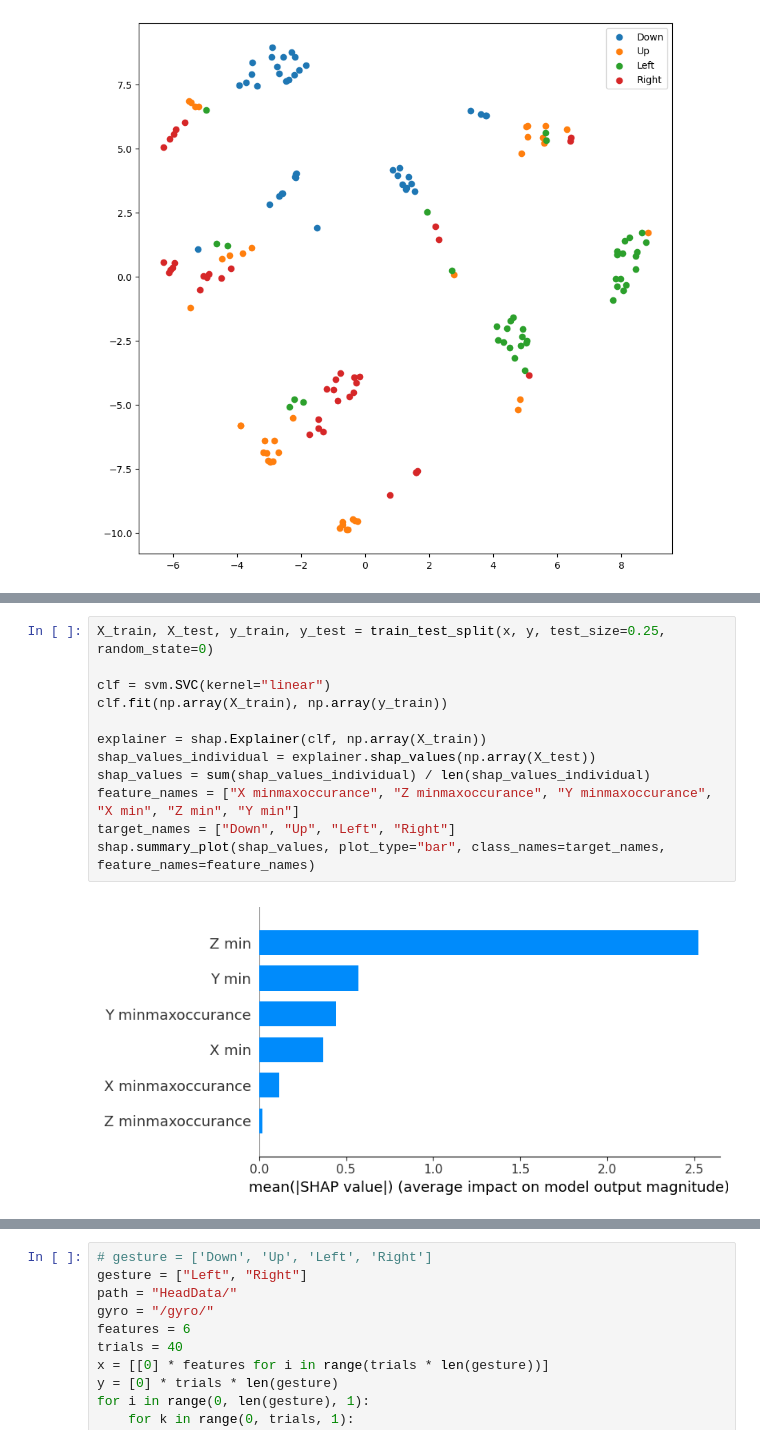
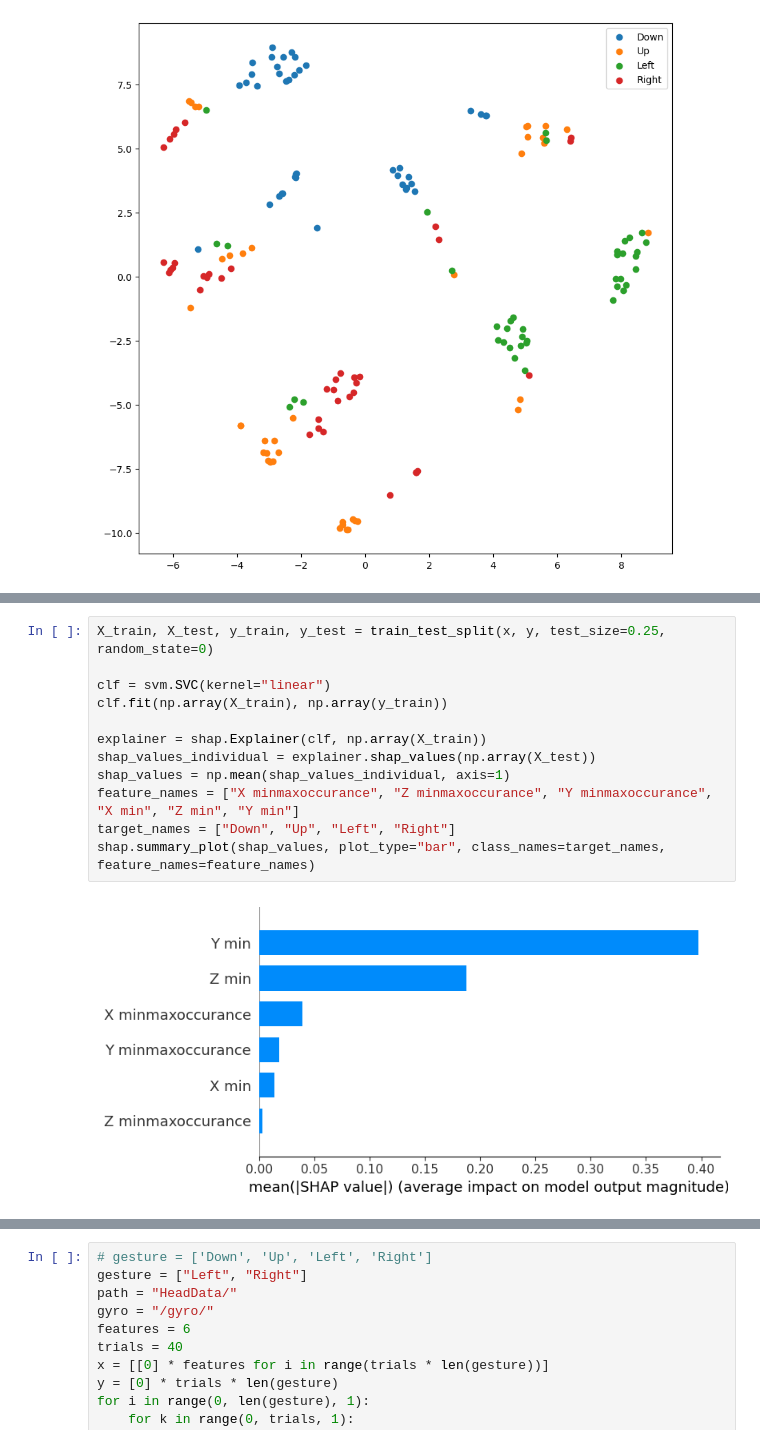
Before and after one commit to HMI2-Research-Group/PIP-Summer-School, a Jupyter notebook: pip_summer_school.ipynb, the cells around one changed output, grey strips where cells are left out. Saved outputs shown, nothing was run; the diff lists cells and outputs as text.

```diff
--- a/pip_summer_school.ipynb
+++ b/pip_summer_school.ipynb
@@ -139,14 +138,14 @@ plt.show()
 # %%
 X_train, X_test, y_train, y_test = train_test_split(x, y, test_size=0.25, random_state=0)
 
 clf = svm.SVC(kernel="linear")
 clf.fit(np.array(X_train), np.array(y_train))
 
 explainer = shap.Explainer(clf, np.array(X_train))
 shap_values_individual = explainer.shap_values(np.array(X_test))
-shap_values = sum(shap_values_individual) / len(shap_values_individual)
+shap_values = np.mean(shap_values_individual, axis=1)
 feature_names = ["X minmaxoccurance", "Z minmaxoccurance", "Y minmaxoccurance", "X min", "Z min", "Y min"]
 target_names = ["Down", "Up", "Left", "Right"]
 shap.summary_plot(shap_values, plot_type="bar", class_names=target_names, feature_names=feature_names)
 # %% [output]
-[figure, old version]
+[figure, new version]
```
Also changed, not shown: parts of 6 cells of this notebook.
